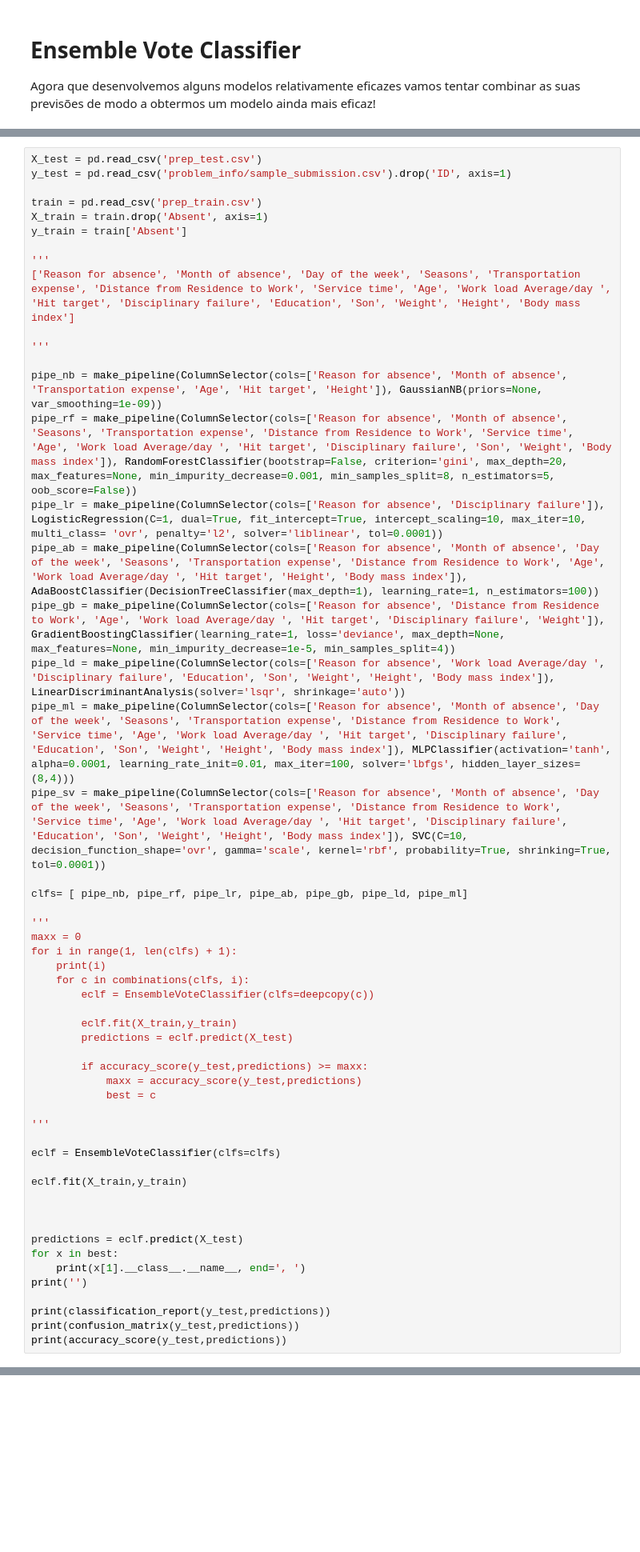
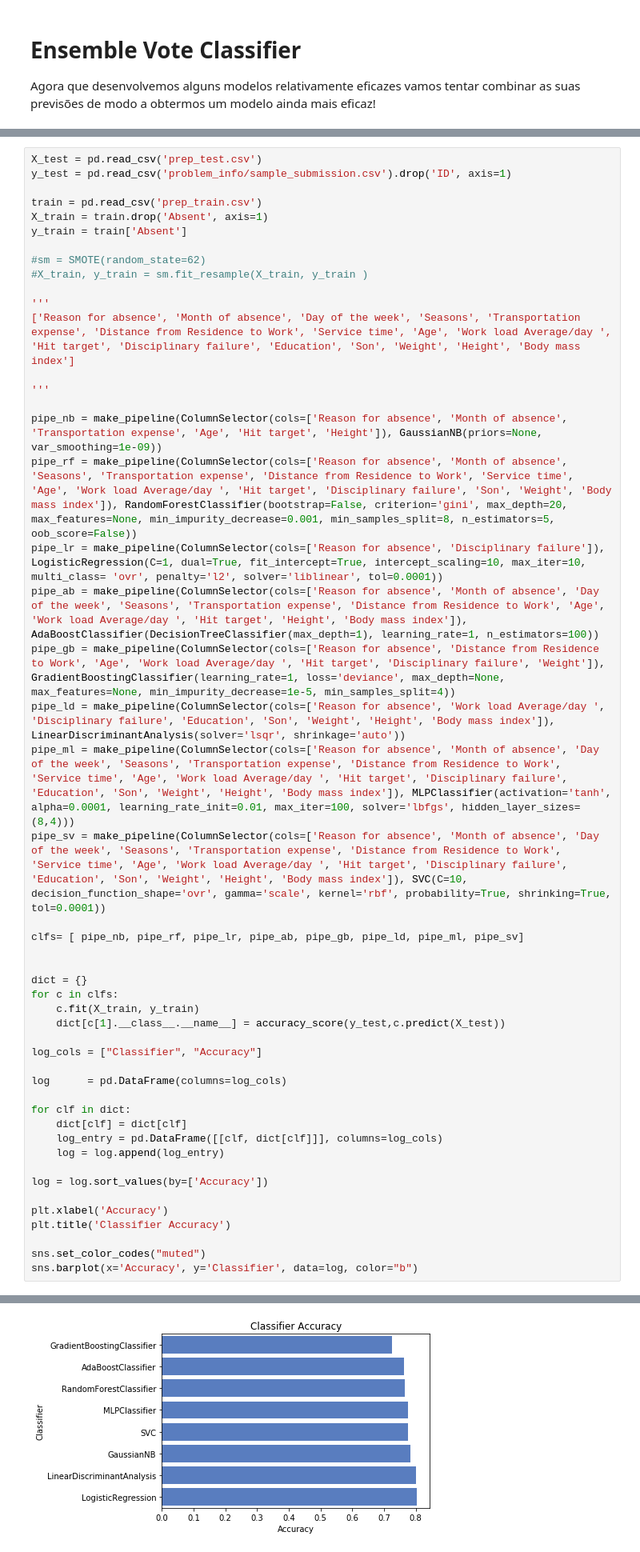
Before and after one commit to ricardomilhazes/AEC-1920, a Jupyter notebook: TP2/EnsembleVote.ipynb, the cells around one changed output, grey strips where cells are left out. Shown: that part at 80% size. Saved outputs shown, nothing was run; the diff lists cells and outputs as text; blank space fills up the shorter version.

```diff
--- a/TP2/EnsembleVote.ipynb
+++ b/TP2/EnsembleVote.ipynb
@@ -62,6 +65,9 @@ y_test = pd.read_csv('problem_info/sample_submission.csv').drop('ID', axis=1)
 train = pd.read_csv('prep_train.csv')
 X_train = train.drop('Absent', axis=1)
 y_train = train['Absent']
+
+#sm = SMOTE(random_state=62)
+#X_train, y_train = sm.fit_resample(X_train, y_train )
 
 '''
 ['Reason for absence', 'Month of absence', 'Day of the week', 'Seasons', 'Transportation expense', 'Distance from Residence to Work', 'Service time', 'Age', 'Work load Average/day ', 'Hit target', 'Disciplinary failure', 'Education', 'Son', 'Weight', 'Height', 'Body mass index']
@@ -77,36 +83,28 @@ pipe_ld = make_pipeline(ColumnSelector(cols=['Reason for absence', 'Work load Av
 pipe_ml = make_pipeline(ColumnSelector(cols=['Reason for absence', 'Month of absence', 'Day of the week', 'Seasons', 'Transportation expense', 'Distance from Residence to Work', 'Service time', 'Age', 'Work load Average/day ', 'Hit target', 'Disciplinary failure', 'Education', 'Son', 'Weight', 'Height', 'Body mass index']), MLPClassifier(activation='tanh', alpha=0.0001, learning_rate_init=0.01, max_iter=100, solver='lbfgs', hidden_layer_sizes=(8,4)))
 pipe_sv = make_pipeline(ColumnSelector(cols=['Reason for absence', 'Month of absence', 'Day of the week', 'Seasons', 'Transportation expense', 'Distance from Residence to Work', 'Service time', 'Age', 'Work load Average/day ', 'Hit target', 'Disciplinary failure', 'Education', 'Son', 'Weight', 'Height', 'Body mass index']), SVC(C=10, decision_function_shape='ovr', gamma='scale', kernel='rbf', probability=True, shrinking=True, tol=0.0001))
 
-clfs= [ pipe_nb, pipe_rf, pipe_lr, pipe_ab, pipe_gb, pipe_ld, pipe_ml]
-
-'''
-maxx = 0
-for i in range(1, len(clfs) + 1):
-    print(i)
-    for c in combinations(clfs, i):
-        eclf = EnsembleVoteClassifier(clfs=deepcopy(c))
-
-        eclf.fit(X_train,y_train)
-        predictions = eclf.predict(X_test)
-
-        if accuracy_score(y_test,predictions) >= maxx:
-            maxx = accuracy_score(y_test,predictions)
-            best = c
-
-'''
-
-eclf = EnsembleVoteClassifier(clfs=clfs)
-
-eclf.fit(X_train,y_train)
+clfs= [ pipe_nb, pipe_rf, pipe_lr, pipe_ab, pipe_gb, pipe_ld, pipe_ml, pipe_sv]
 
 
+dict = {}
+for c in clfs:
+    c.fit(X_train, y_train)
+    dict[c[1].__class__.__name__] = accuracy_score(y_test,c.predict(X_test))
 
-predictions = eclf.predict(X_test)
-for x in best:
-    print(x[1].__class__.__name__, end=', ')
-print('')
+log_cols = ["Classifier", "Accuracy"]
 
-print(classification_report(y_test,predictions))
-print(confusion_matrix(y_test,predictions))
-print(accuracy_score(y_test,predictions))
+log 	 = pd.DataFrame(columns=log_cols)
+
+for clf in dict:
+	dict[clf] = dict[clf]
+	log_entry = pd.DataFrame([[clf, dict[clf]]], columns=log_cols)
+	log = log.append(log_entry)
+
+log = log.sort_values(by=['Accuracy'])
+
+plt.xlabel('Accuracy')
+plt.title('Classifier Accuracy')
+
+sns.set_color_codes("muted")
+sns.barplot(x='Accuracy', y='Classifier', data=log, color="b")
 # %% [output]
@@ -125,0 +117 @@ weighted avg       0.74      0.80      0.75       240
+[figure, added]
```
Also changed, not shown: parts of 4 cells of this notebook, 2 other files.
